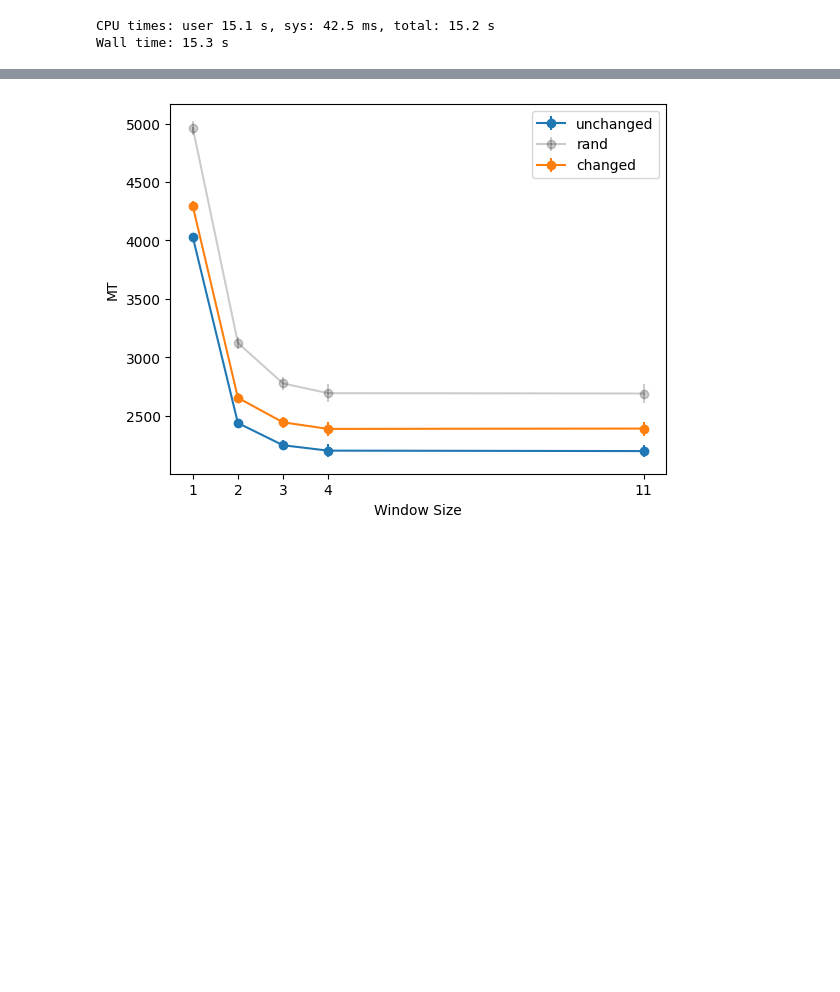
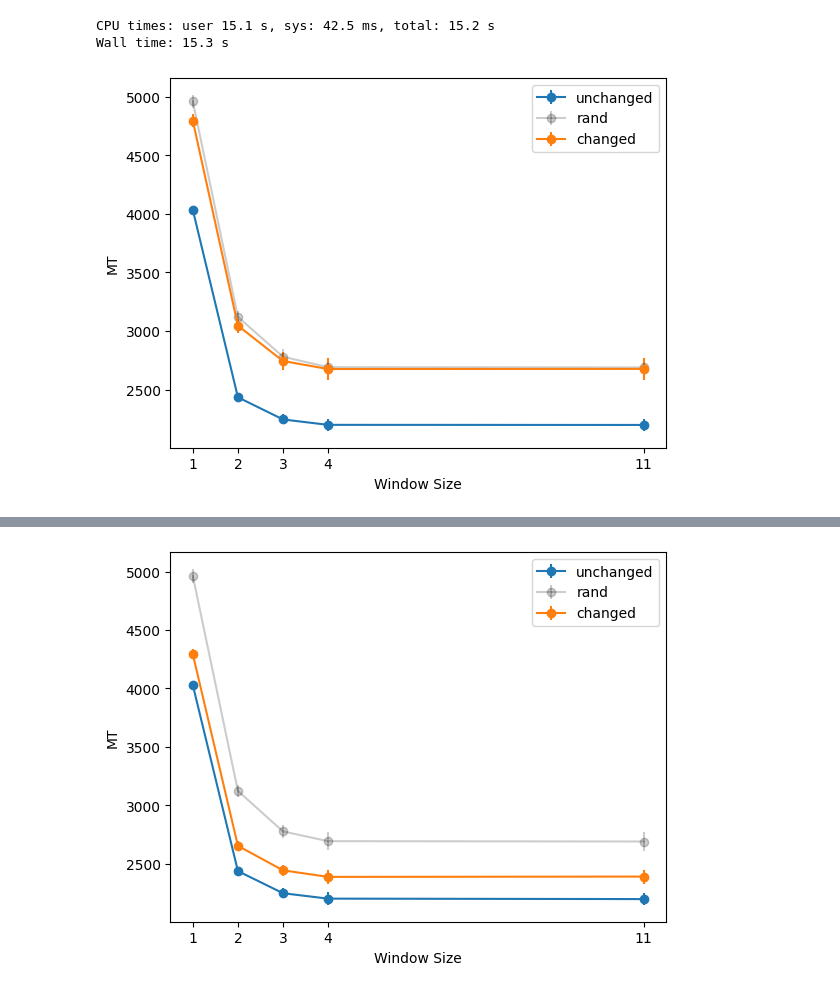
Before and after one commit to manazerzadeh/Sequential-HorseRace, a Jupyter notebook: model_seq_specific_capacity_extension_memory_visual_adaptive_lookback.ipynb, the cells around one changed output, grey strips where cells are left out. Cells and saved outputs as stored; diff of their text form; code cells hidden in the pictures; blank space fills up the shorter version.

```diff
--- a/model_seq_specific_capacity_extension_memory_visual_adaptive_lookback.ipynb
+++ b/model_seq_specific_capacity_extension_memory_visual_adaptive_lookback.ipynb
@@ -734,3 +734,72 @@ plt.show()
 [figure]
 CPU times: user 15.1 s, sys: 42.5 ms, total: 15.2 s
 Wall time: 15.3 s
+# %%
+%%time
+kwargs = {'changed': {'color': 'C1', 'alpha': 1}, 'unchanged': {'color': 'C0', 'alpha': 1}, 'rand': {'color': 'black', 'alpha': 0.2}}
+
+visual_drifts = calc_visual_drifts(specific_seq, seq_length)
+memory_drifts = calc_memory_drifts(specific_seq, seq_length)
+
+MT = {window: [] for window in window_sizes}
+num_sims = 500
+for window in MT.keys():
+    model = DriftDiffusionModel_Optimzied(seq, specific_seq, visual_drifts, memory_drifts, diffusion, threshold, window_size=window, visual_delay=150, planning_capacity=4, planning_param=2)
+    for _ in range(num_sims):
+        IPIs, evidence = model.simulate()
+        MT[window].append(sum(IPIs))
+
+
+#Calculating mean and std for each window size
+MT_mean = {window: np.mean(MT_vals) for window, MT_vals in MT.items()}
+MT_std = {window: np.std(MT_vals) for window, MT_vals in MT.items()}
+
+plt.errorbar(MT_mean.keys(), MT_mean.values(), yerr=list(MT_std.values()), fmt='-o', label = 'unchanged', **kwargs['unchanged'])
+
+
+visual_drifts = calc_visual_drifts(random_seq, seq_length)
+memory_drifts = calc_memory_drifts(specific_seq, seq_length)
+
+MT = {window: [] for window in window_sizes}
+for window in MT.keys():
+    model = DriftDiffusionModel_Optimzied(random_seq, specific_seq,  visual_drifts, np.zeros((5, seq_length)), diffusion, threshold, window_size=window, visual_delay=150, planning_capacity=4, planning_param=2)
+    for _ in range(num_sims):
+        IPIs, evidence = model.simulate()
+        MT[window].append(sum(IPIs))
+
+
+#Calculating mean and std for each window size
+MT_mean = {window: np.mean(MT_vals) for window, MT_vals in MT.items()}
+MT_std = {window: np.std(MT_vals) for window, MT_vals in MT.items()}
+
+plt.errorbar(MT_mean.keys(), MT_mean.values(), yerr=list(MT_std.values()), fmt='-o', label = 'rand', **kwargs['rand'])
+
+
+visual_drifts = calc_visual_drifts(specific_seq_changed, seq_length)
+memory_drifts = calc_memory_drifts(specific_seq, seq_length)
+
+MT = {window: [] for window in window_sizes}
+for window in MT.keys():
+    model = DriftDiffusionModel_Optimzied(specific_seq_changed, specific_seq, visual_drifts, memory_drifts, diffusion, threshold, window_size=window, visual_delay=150, planning_capacity=4, planning_param=2)
+    for _ in range(num_sims):
+        IPIs, evidence = model.simulate()
+        MT[window].append(sum(IPIs))
+
+
+#Calculating mean and std for each window size
+MT_mean = {window: np.mean(MT_vals) for window, MT_vals in MT.items()}
+MT_std = {window: np.std(MT_vals) for window, MT_vals in MT.items()}
+
+plt.errorbar(MT_mean.keys(), MT_mean.values(), yerr=list(MT_std.values()), fmt='-o', label = 'changed', **kwargs['changed'])
+
+
+
+
+
+plt.xticks(window_sizes)
+plt.xlabel('Window Size')
+plt.ylabel('MT')
+plt.legend()
+plt.show()
+# %% [output]
+[figure, added]
```
Also changed, not shown: parts of 1 cell of this notebook, 10 other files.
